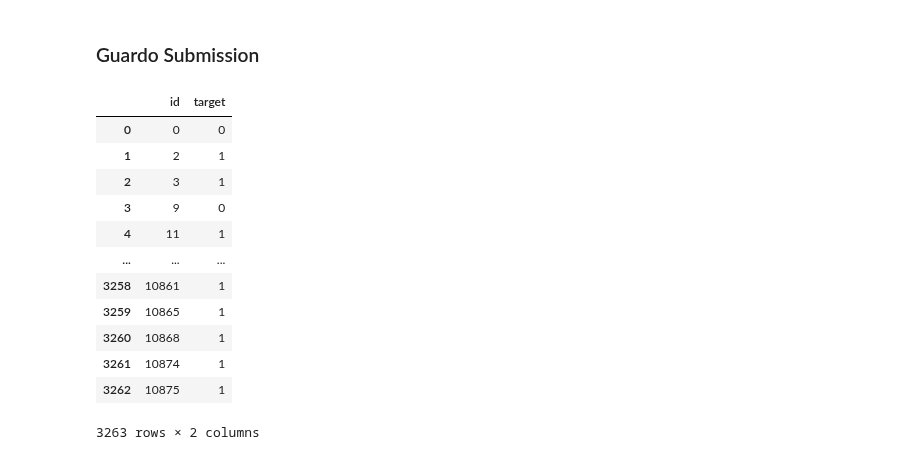
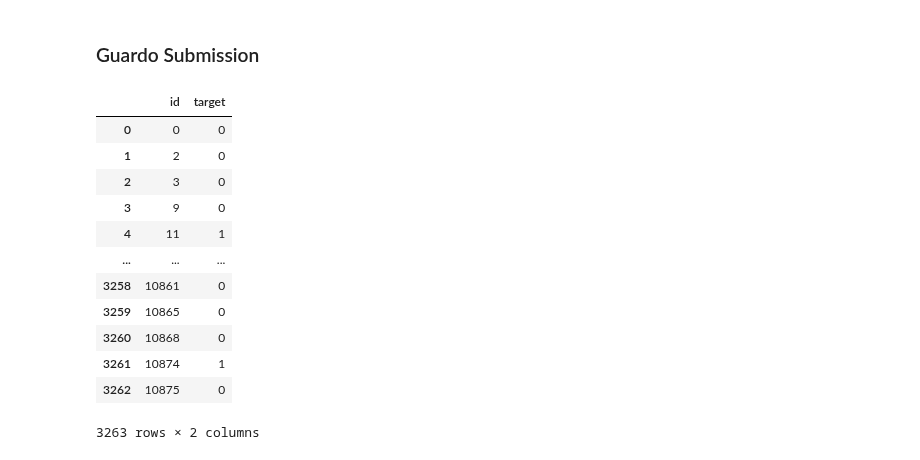
Before and after one commit to axelmpm/TP1_DATOS_1C_2020, a Jupyter notebook: TP2/Cristian/KNN.ipynb, the cells around one changed output. Saved outputs shown, nothing was run; the diff lists cells and outputs as text; code cells hidden in the pictures.

```diff
--- a/TP2/Cristian/KNN.ipynb
+++ b/TP2/Cristian/KNN.ipynb
@@ -219,7 +224,7 @@ sns.heatmap(a, annot=True, fmt='.6f', linewidths=.5,cmap="Greens").set_ylim(40,-
 # %% [markdown]
 ### Test
 # %%
-knn = KNeighborsClassifier(n_neighbors =15, metric="manhattan")
+knn = KNeighborsClassifier(n_neighbors =27, metric="manhattan")
 #Entreno con todo el dataset
 knn.fit(x_train, y_train)
 
@@ -290,7 +295,7 @@ to_predict.drop(columns=["keyword","Kindex"], axis=1,inplace = True)
 #to_predict[categorical_cols] = to_predict[categorical_cols].apply(lambda col: le.fit_transform(col))
 # %%
 #Resultado de test
-knn = KNeighborsClassifier(n_neighbors = 15, metric="manhattan")
+knn = KNeighborsClassifier(n_neighbors =27 , metric="manhattan")
 
 #Entreno con todo el dataset
 knn.fit(x, y)
@@ -321,13 +327,13 @@ for metr in dists:
     for i in range(2,40):
         knn = KNeighborsClassifier(n_neighbors =i, metric=metr)
         #Entreno con todo el dataset
-        knn.fit(x, y)
+        knn.fit(x_train, y_train)
 
         #Predigo la data
-        predict = knn.predict(to_predict)
+        predict = knn.predict(x_test)
         predict
 
-        f1=f1_score(test_labels, predict,average='micro')
+        f1=f1_score(y_test, predict,average='micro')
         if (f1 > best_f1):
             best_f1 = f1
             best_k  = i
@@ -358,0 +365,10 @@ Mejor: metrica:  manhattan , K =  5 , F1 =  0.6883236285626724
+# %%
+#Resultado de test
+knn = KNeighborsClassifier(n_neighbors = best_k, metric=best_mtr)
+
+#Entreno con todo el dataset
+knn.fit(x, y)
+
+#Predigo la data
+best_predict = knn.predict(to_predict)
+best_predict
@@ -365,19 +383,19 @@ F1 Score:  0.7376647257125345
 # %% [markdown]
 ### Guardo Submission
 # %%
-result = submission_output(ids, best_predict,"KNN vxx k=xx.csv")
+result = submission_output(ids, best_predict,"KNN k=13.csv")
 result
 # %% [output]
 |  | id | target |
 | 0 | 0 | 0 |
-| 1 | 2 | 1 |
-| 2 | 3 | 1 |
+| 1 | 2 | 0 |
+| 2 | 3 | 0 |
 | 3 | 9 | 0 |
 | 4 | 11 | 1 |
 | ... | ... | ... |
-| 3258 | 10861 | 1 |
-| 3259 | 10865 | 1 |
-| 3260 | 10868 | 1 |
+| 3258 | 10861 | 0 |
+| 3259 | 10865 | 0 |
+| 3260 | 10868 | 0 |
 | 3261 | 10874 | 1 |
-| 3262 | 10875 | 1 |
+| 3262 | 10875 | 0 |
 3263 rows × 2 columns
```
Also changed, not shown: parts of 25 cells of this notebook, 30 other files.
